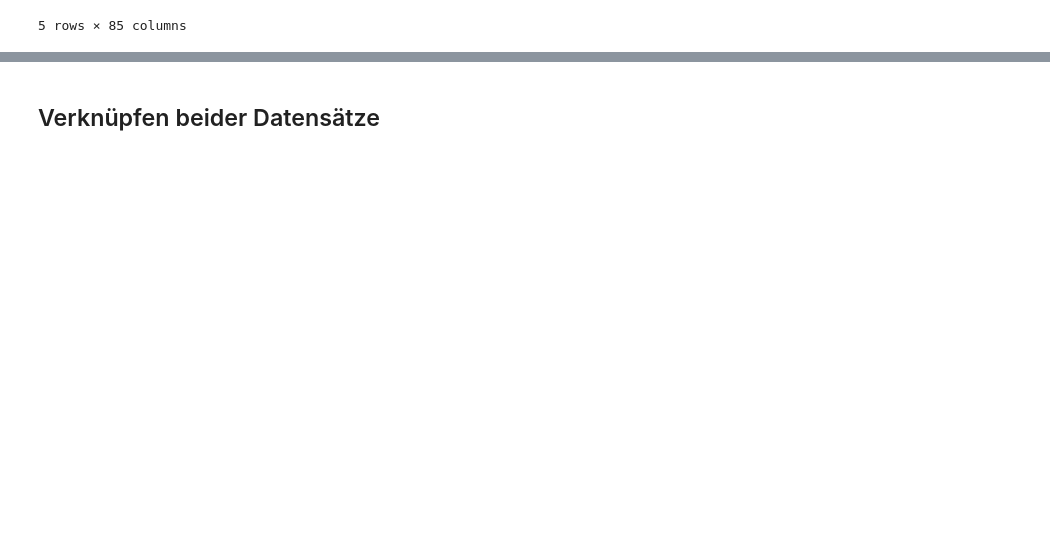
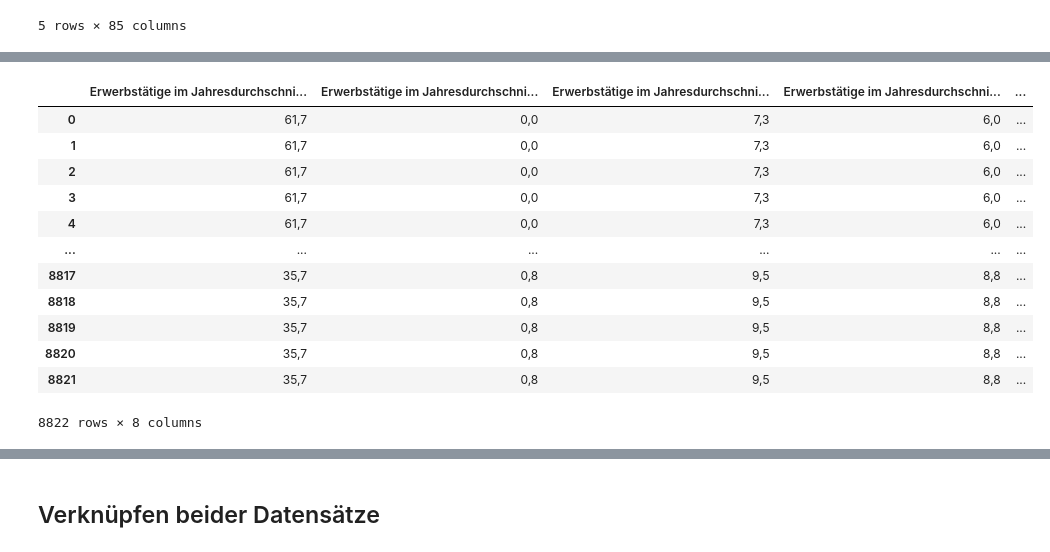
Before and after one commit to andreashrb/Python_for_DS_Project, a Jupyter notebook: interim_result/DataMerging.ipynb, the cells around one changed output, grey strips where cells are left out. Cells and saved outputs as stored; diff of their text form; code cells hidden in the pictures; blank space fills up the shorter version.

```diff
--- a/interim_result/DataMerging.ipynb
+++ b/interim_result/DataMerging.ipynb
@@ -87,0 +112,24 @@ Length: 85, dtype: object
+# %%
+object_columns = ['Erwerbstätige im Jahresdurchschnitt Insgesamt 1000',
+ 'Erwerbstätige im Jahresdurchschnitt Land- und Forstwirtschaft, Fischerei (A) 1000',
+ 'Erwerbstätige im Jahresdurchschnitt Produzierendes Gewerbe ohne Baugewerbe (B-E) 1000',
+ 'Erwerbstätige im Jahresdurchschnitt Verarbeitendes Gewerbe (C) 1000',
+ 'Erwerbstätige im Jahresdurchschnitt Baugewerbe (F) 1000',
+ 'Erwerbstätige im Jahresdurchschnitt Handel,Verkehr,Gastgewerbe,Informa-/Kommunikation 1000',
+ 'Erwerbstätige im Jahresdurchschnitt Fin-,Vers.-,Unt.-dienstl.,Grundst.-/Wohnungswesen 1000',
+ 'Erwerbstätige im Jahresdurchschnitt öffentl. u. sonst. Dienstl.,Erziehung, Gesundheit 1000']
+df_sebastian[object_columns]
+# %% [output]
+|  | Erwerbstätige im Jahresdurchschni... | Erwerbstätige im Jahresdurchschni... | Erwerbstätige im Jahresdurchschni... | Erwerbstätige im Jahresdurchschni... | ... |
+| 0 | 61,7 | 0,0 | 7,3 | 6,0 | ... |
+| 1 | 61,7 | 0,0 | 7,3 | 6,0 | ... |
+| 2 | 61,7 | 0,0 | 7,3 | 6,0 | ... |
+| 3 | 61,7 | 0,0 | 7,3 | 6,0 | ... |
+| 4 | 61,7 | 0,0 | 7,3 | 6,0 | ... |
+| ... | ... | ... | ... | ... | ... |
+| 8817 | 35,7 | 0,8 | 9,5 | 8,8 | ... |
+| 8818 | 35,7 | 0,8 | 9,5 | 8,8 | ... |
+| 8819 | 35,7 | 0,8 | 9,5 | 8,8 | ... |
+| 8820 | 35,7 | 0,8 | 9,5 | 8,8 | ... |
+| 8821 | 35,7 | 0,8 | 9,5 | 8,8 | ... |
+8822 rows × 8 columns
```
Also changed, not shown: parts of 13 cells of this notebook.
